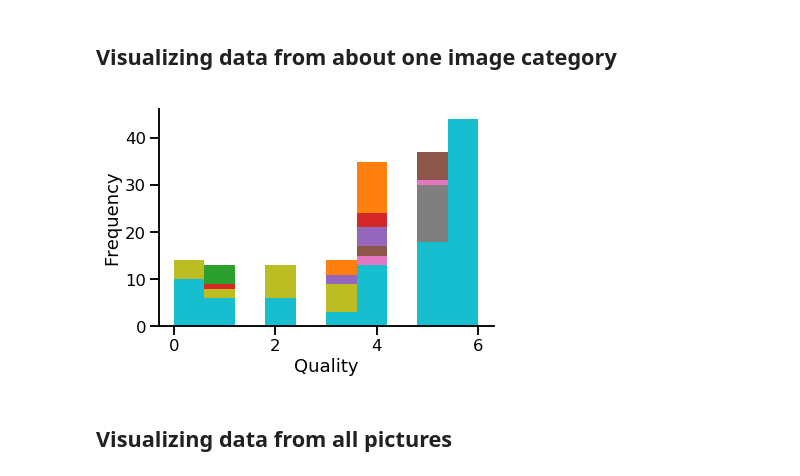
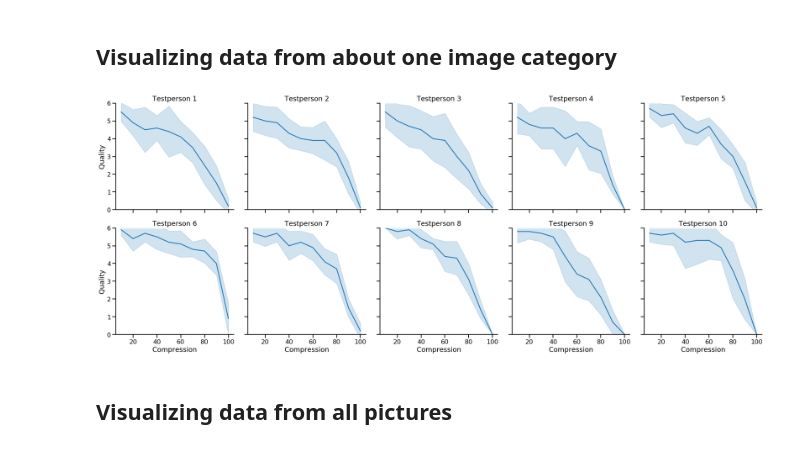
Before and after one commit to dominikth13/project_seminar_visuelle_wahrnehmung, a Jupyter notebook: auswertung.ipynb, the cells around one changed output. Cells and saved outputs as stored; diff of their text form; code cells hidden in the pictures.

Commit message:
Neue Diagramme zeigen unterschiedliche Bewertungen der Personen im Vergleich

```diff
--- a/auswertung.ipynb
+++ b/auswertung.ipynb
@@ -149,14 +169,16 @@ ok
 # %% [markdown]
 ## Visualizing data from about one image category
-# %%
-# distribution of quality values for this image category
-for elem in data_arr:
-    plt.hist(elem['response'])
-    plt.xlabel('Quality')
-    plt.ylabel('Frequency')
-    sns.despine()
-# %% [output]
-[figure, removed]
+# %%
+# %%  Using small multiples to visualize data from all pictures in one figure
+g = sns.relplot(x='test_image', y='response', data=combined,kind='line', ci='sd', col='test_person',
+            col_wrap = 5)
+g.set_ylabels('Quality')
+g.set_xlabels('Compression')
+g.set_titles('{col_name}')
+g.set(ylim = (0, 6))
+g.savefig('person_diagramms_line_compression_quality_.pdf')
+# %% [output]
+[figure, added]
 # %% [markdown]
 ## Visualizing data from all pictures
 # %%
```
Also changed, not shown: parts of 6 cells of this notebook, 10 other files.
